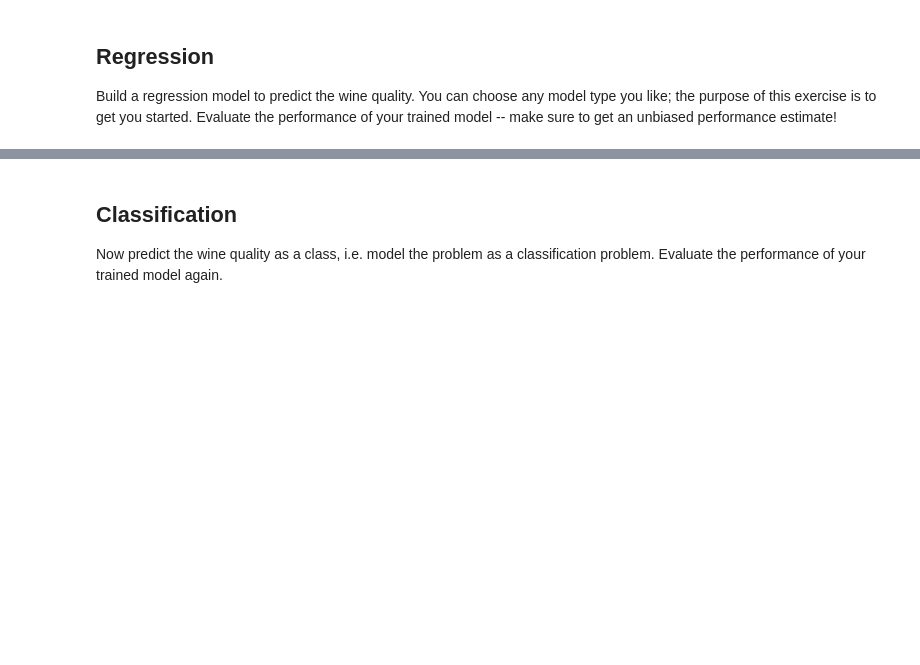
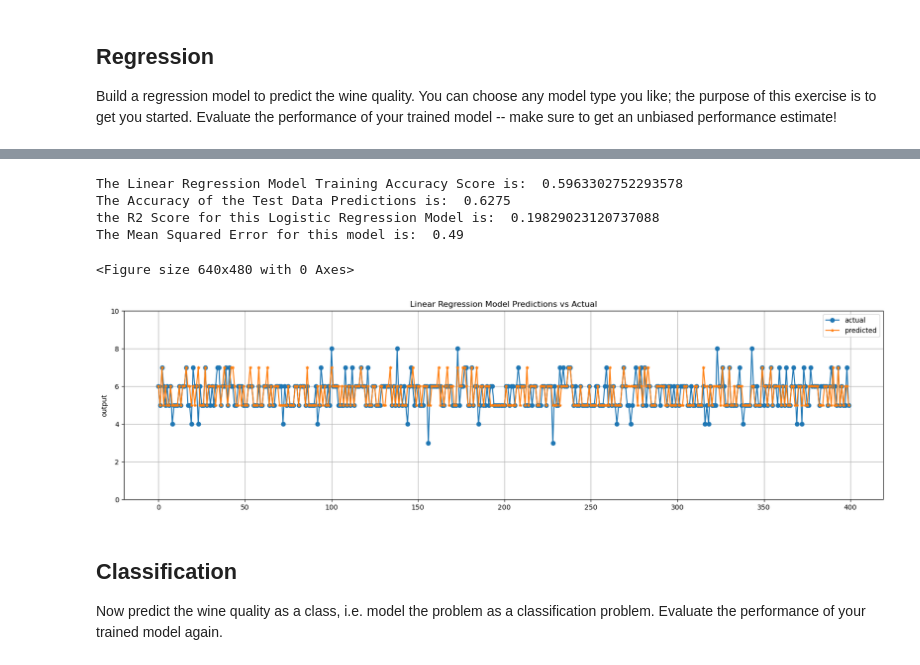
Before and after one commit to COSC5557/warmup-lrstafford, a Jupyter notebook: exercise1.ipynb, the cells around one changed output, grey strips where cells are left out. Drawn from its saved outputs; the diff is of its cells as text; code cells hidden in the pictures; blank space fills up the shorter version.

```diff
--- a/exercise1.ipynb
+++ b/exercise1.ipynb
@@ -214,3 +397,28 @@ the R2 Score for this Linear Regression Model is:  0.251464858729331
+# %%
+#We need to convert our y_actual values to plot them correctly with matplotlib.
+print("The Linear Regression Model Training Accuracy Score is: ", lrModelScore)
+
+print("The Accuracy of the Test Data Predictions is: ", lrTestAccuracy)
+print("the R2 Score for this Logistic Regression Model is: ", lrR2)
+print("The Mean Squared Error for this model is: ", wineLRMSE)
+
+plt.clf()
+plt.figure(figsize=(20,5))
+plt.title("Linear Regression Model Predictions vs Actual")
+plt.plot(y_test_np, label="actual", marker="o", markersize=6)
+plt.plot(lrPredictions, label="predicted", marker="*", markersize=4)
+plt.ylabel("output")
+plt.ylim(0,10)
+plt.grid(True)
+plt.legend()
+plt.show()
+# %% [output]
+The Linear Regression Model Training Accuracy Score is:  0.5963302752293578
+The Accuracy of the Test Data Predictions is:  0.6275
+the R2 Score for this Logistic Regression Model is:  0.19829023120737088
+The Mean Squared Error for this model is:  0.49
+<Figure size 640x480 with 0 Axes>
+[figure, added]
 # %% [markdown]
 ## Classification
 
```
Also changed, not shown: parts of 14 cells of this notebook, 1 other file.
